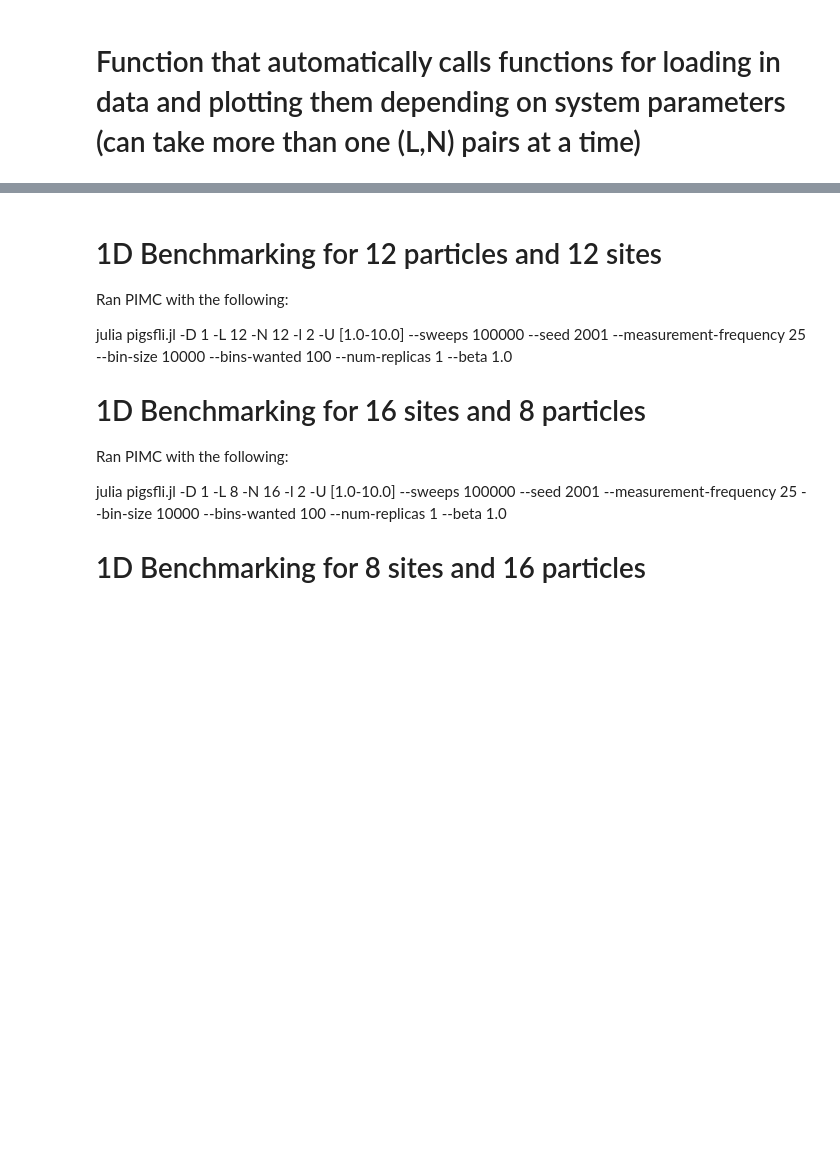
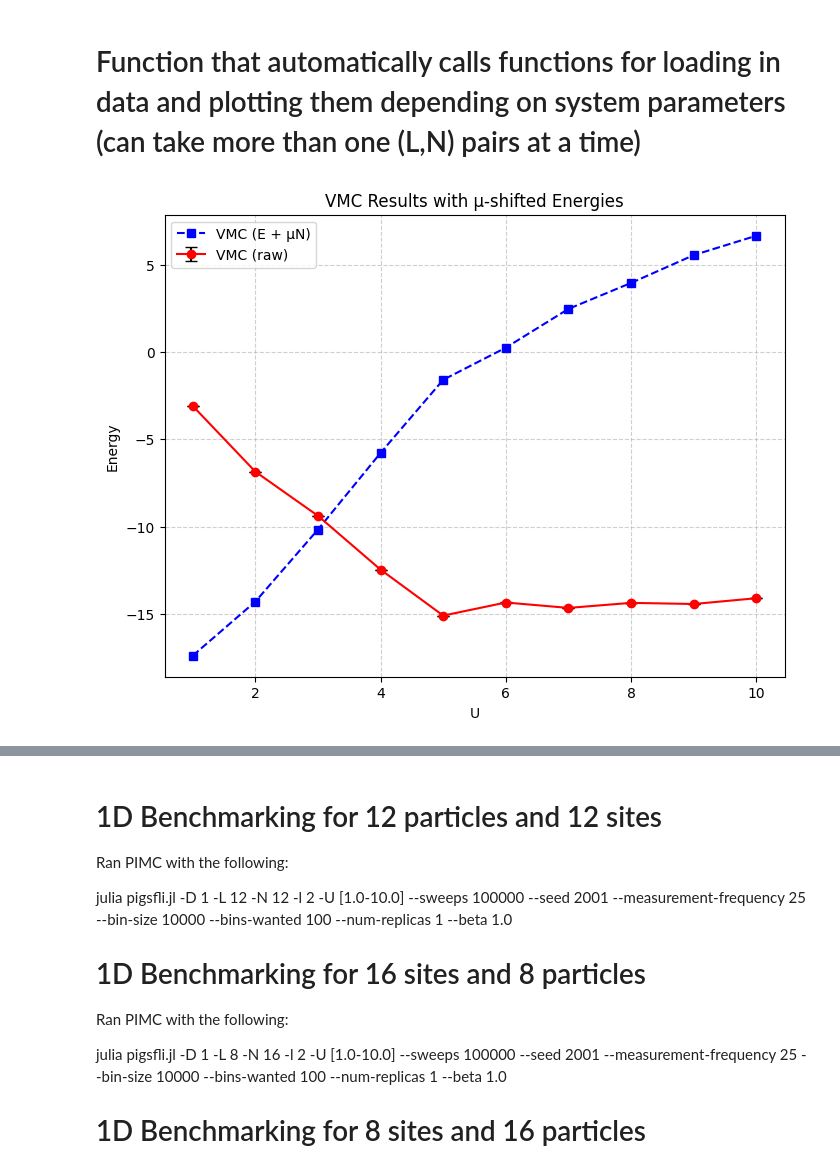
Before and after one commit to wmallah/BH_Gutzwiller_VMC, a Jupyter notebook: VMCBoseHubbard/analysis_scripts/benchmark.ipynb, the cells around one changed output, grey strips where cells are left out. Drawn from its saved outputs; the diff is of its cells as text; code cells hidden in the pictures; blank space fills up the shorter version.

```diff
--- a/VMCBoseHubbard/analysis_scripts/benchmark.ipynb
+++ b/VMCBoseHubbard/analysis_scripts/benchmark.ipynb
@@ -278,6 +278,40 @@ def process_benchmark_setups(pairs, base_dir="../data", dim="1D", type = "C", M_
 
         except Exception as e:
             print(f"❌ Failed for {dim} {tag}: {e}")
+# %%
+# Load the data (skip header line starting with #)
+df = pd.read_csv("../data/GC/1D/L12_N12/VMC_results.dat",
+                 delim_whitespace=True,
+                 comment="#",
+                 names=["U", "kappa", "energy", "sem"])
+
+# Given mu values for U = 1..10
+mu_vals = [-1.194156348118, -0.621279070037, -0.065591927910,
+           0.558099395624, 1.127210517443, 1.218138380352,
+           1.429231731476, 1.529283350963, 1.667613213242,
+           1.732659757193]
+
+# Add to DataFrame
+df["mu"] = mu_vals
+
+# Compute shifted energy: E' = E - mu*N, with N=12
+N = 12
+df["energy_shifted"] = df["energy"] + df["mu"] * N
+
+# Plot both original and shifted energies
+plt.figure(figsize=(8,6))
+plt.errorbar(df["U"], df["energy"], yerr=df["sem"],
+             fmt="o-", color="red", ecolor="black", capsize=4, label="VMC (raw)")
+plt.plot(df["U"], df["energy_shifted"], "s--", color="blue", label="VMC (E + μN)")
+
+plt.xlabel("U")
+plt.ylabel("Energy")
+plt.title("VMC Results with μ-shifted Energies")
+plt.legend()
+plt.grid(True, linestyle="--", alpha=0.6)
+plt.show()
+# %% [output]
+[figure, added]
 # %%
 # Define list of (L, N) pairs
 benchmark_pairs = [(12, 12), (16, 8), (8, 16)]
```
Also changed, not shown: parts of 2 cells of this notebook, 17 other files.
